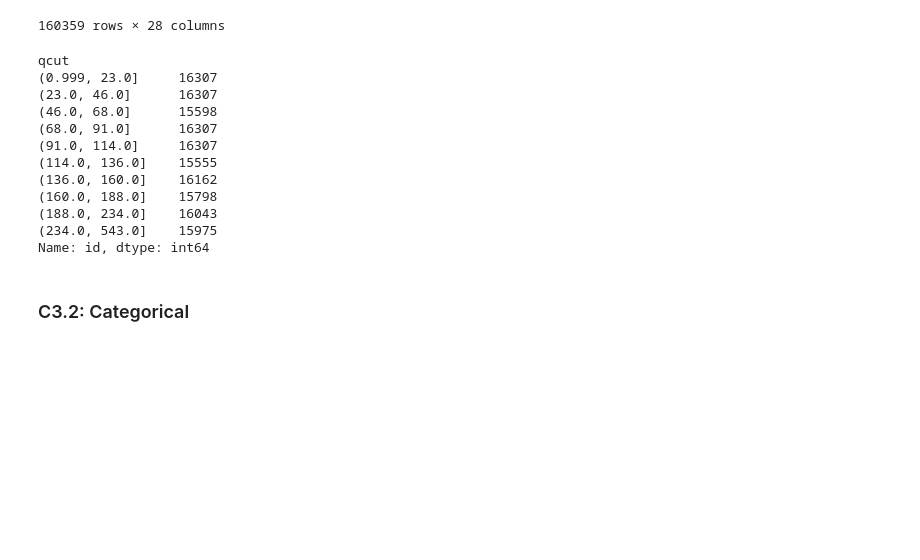
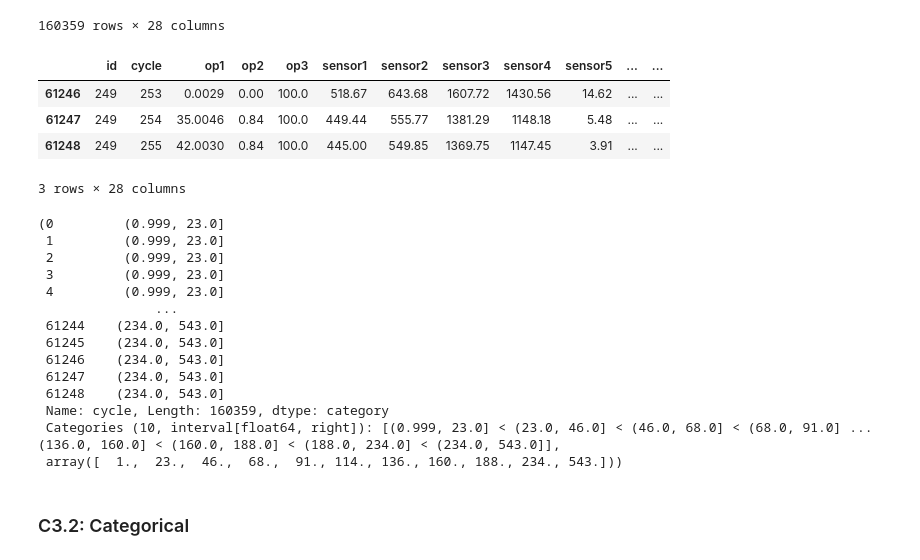
Before and after one commit to stemproaca/pdm, a Jupyter notebook: Classes/menu_C_a_FE.ipynb, the cells around one changed output. Saved outputs shown, nothing was run; the diff lists cells and outputs as text; code cells hidden in the pictures; blank space fills up the shorter version.

```diff
--- a/Classes/menu_C_a_FE.ipynb
+++ b/Classes/menu_C_a_FE.ipynb
@@ -562,25 +573,35 @@ tmp
 # %%
 #qcut Quantile-based discretization function.Discretize variable into equal-sized buckets based on rank or based on sample quantiles.
 tmp = DF_TRAIN.copy()
 tmp["qcut"] = pd.qcut(tmp["cycle"], 4, labels=False)
-tmp.head(2)
+tmp.tail(3)
+# %% [output]
+|  | id | cycle | op1 | op2 | op3 | sensor1 | sensor2 | sensor3 | sensor4 | sensor5 | ... | ... |
+| 61246 | 249 | 253 | 0.0029 | 0.00 | 100.0 | 518.67 | 643.68 | 1607.72 | 1430.56 | 14.62 | ... | ... |
+| 61247 | 249 | 254 | 35.0046 | 0.84 | 100.0 | 449.44 | 555.77 | 1381.29 | 1148.18 | 5.48 | ... | ... |
+| 61248 | 249 | 255 | 42.0030 | 0.84 | 100.0 | 445.00 | 549.85 | 1369.75 | 1147.45 | 3.91 | ... | ... |
+3 rows × 28 columns
 # %%
 
-tmp["qcut"] = pd.qcut(tmp["cycle"], 10, retbins = False)
+tmp["qcut"] = pd.qcut(tmp["cycle"], 10, retbins = False) #ret: return
 tmp.groupby("qcut")["id"].count()
+
+pd.qcut(tmp["cycle"], 10, retbins = True) #ret: return
 # %% [output]
-qcut
-(0.999, 23.0]     16307
-(23.0, 46.0]      16307
-(46.0, 68.0]      15598
-(68.0, 91.0]      16307
-(91.0, 114.0]     16307
-(114.0, 136.0]    15555
-(136.0, 160.0]    16162
-(160.0, 188.0]    15798
-(188.0, 234.0]    16043
-(234.0, 543.0]    15975
-Name: id, dtype: int64
+(0         (0.999, 23.0]
+ 1         (0.999, 23.0]
+ 2         (0.999, 23.0]
+ 3         (0.999, 23.0]
+ 4         (0.999, 23.0]
+               ...
+ 61244    (234.0, 543.0]
+ 61245    (234.0, 543.0]
+ 61246    (234.0, 543.0]
+ 61247    (234.0, 543.0]
+ 61248    (234.0, 543.0]
+ Name: cycle, Length: 160359, dtype: category
+ Categories (10, interval[float64, right]): [(0.999, 23.0] < (23.0, 46.0] < (46.0, 68.0] < (68.0, 91.0] ... (136.0, 160.0] < (160.0, 188.0] < (188.0, 234.0] < (234.0, 543.0]],
+ array([  1.,  23.,  46.,  68.,  91., 114., 136., 160., 188., 234., 543.]))
 # %% [markdown]
 ### C3.2: Categorical
 # %%
```
Also changed, not shown: parts of 12 cells of this notebook, 10 other files.
